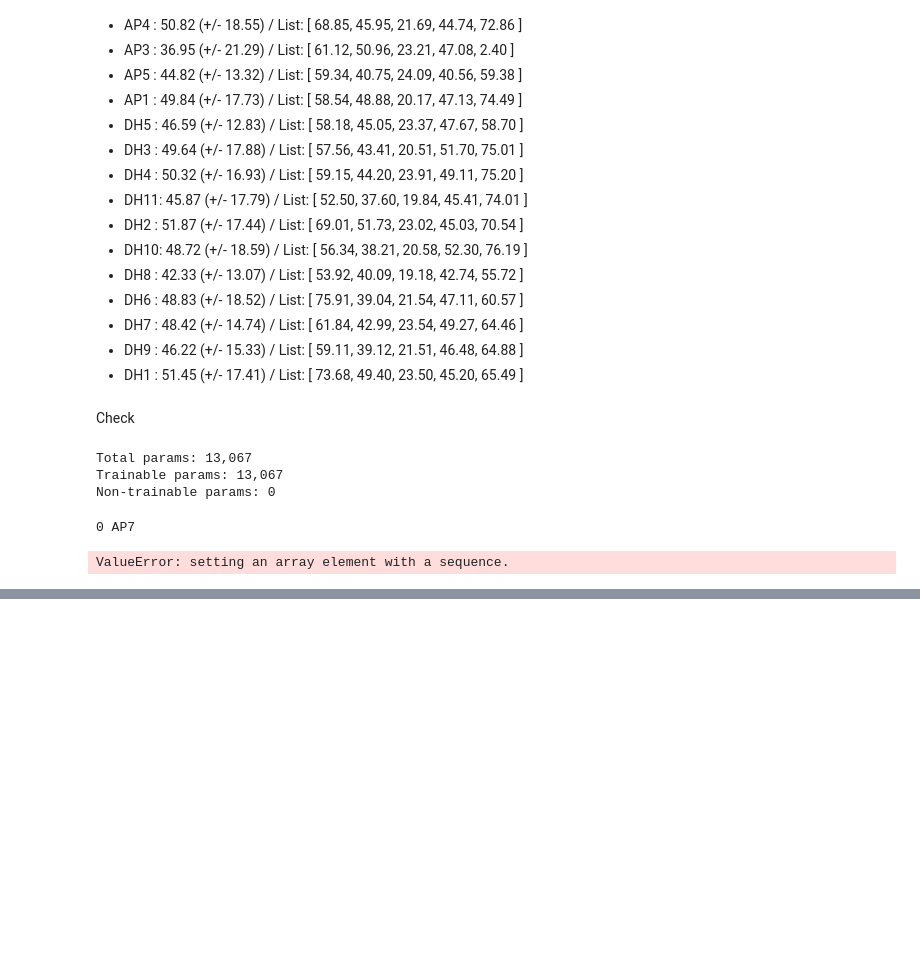
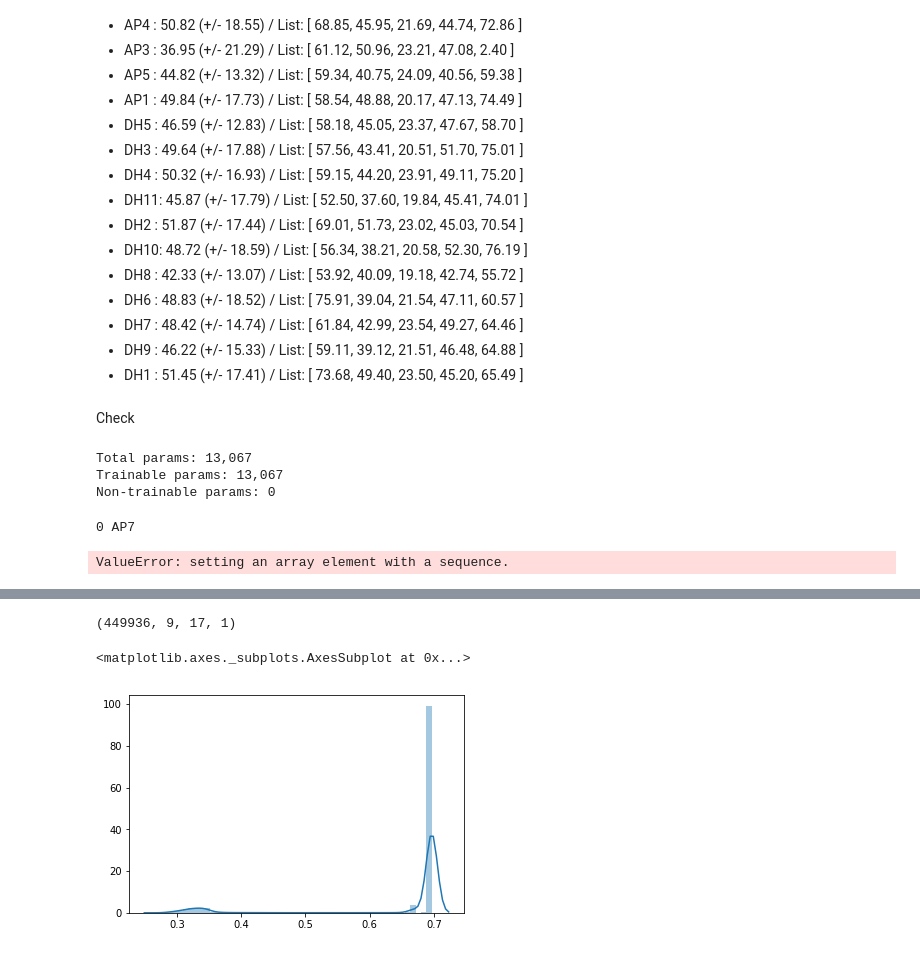
Before and after one commit to albertotb/solar, a Jupyter notebook: notebooks/train_model-Convolutional2D-All_sensors.ipynb, the cells around one changed output, grey strips where cells are left out. Drawn from its saved outputs; the diff is of its cells as text; code cells hidden in the pictures; blank space fills up the shorter version.

Commit message:
Update conv all

```diff
--- a/notebooks/train_model-Convolutional2D-All_sensors.ipynb
+++ b/notebooks/train_model-Convolutional2D-All_sensors.ipynb
@@ -882,10 +967,0 @@ MAE_test  56.7753012248093
-# %%
-maes = {}
-for i in range(len(longs_np)):
-    print(i, longs_np[i])
-    sensor, mae_list = train_and_test_sensor(X_train,y_train,i,to_array = to_array_cov2d,make_model_sensor=make_model_sensor_conv2d,verbose=1)
-    maes[sensor] = mae_list
-
-print('MAE\n=========')
-for sensor,mae_list in maes.items():
-    print("{:4}: {:0.2f} (+/- {:0.2f})".format(sensor, mae_list.mean(), mae_list.std()),'/ List: [',', '.join(['{:6.2f}'.format(mae) for mae in mae_list]),']')
@@ -909,0 +1112,3 @@ DH1 : 50.00 (+/- 16.38) / List: [  66.84,  48.67,  22.85,  44.61,  67.03 ]
+# %%
+model, mae_val_list = train_and_test_all(X_train,y_train,chosen_times,to_array_all_cov2d,make_model_all_conv2d_2,longs_np,verbose=1)
+print_mae_sensors(mae_val_list,longs_np)
@@ -909,0 +1158,15 @@ DH1 : 50.00 (+/- 16.38) / List: [  66.84,  48.67,  22.85,  44.61,  67.03 ]
+# %%
+get_layer_output = K.function([model.layers[0].input, K.learning_phase()],
+                                  [model.layers[15].output])
+# %%
+# TEST
+X_ts,_ = to_array_all_cov2d(X_train,y_train,chosen_times)
+print(X_ts.shape)
+layer_output = get_layer_output([X_ts, 0])[0]
+# %% [output]
+(449936, 9, 17, 1)
+# %%
+sns.distplot(layer_output[:,0].mean(axis=1),norm_hist=True,label='Update')
+# %% [output]
+<matplotlib.axes._subplots.AxesSubplot at 0x...>
+[figure, added]
```
Also changed, not shown: parts of 79 cells of this notebook.
